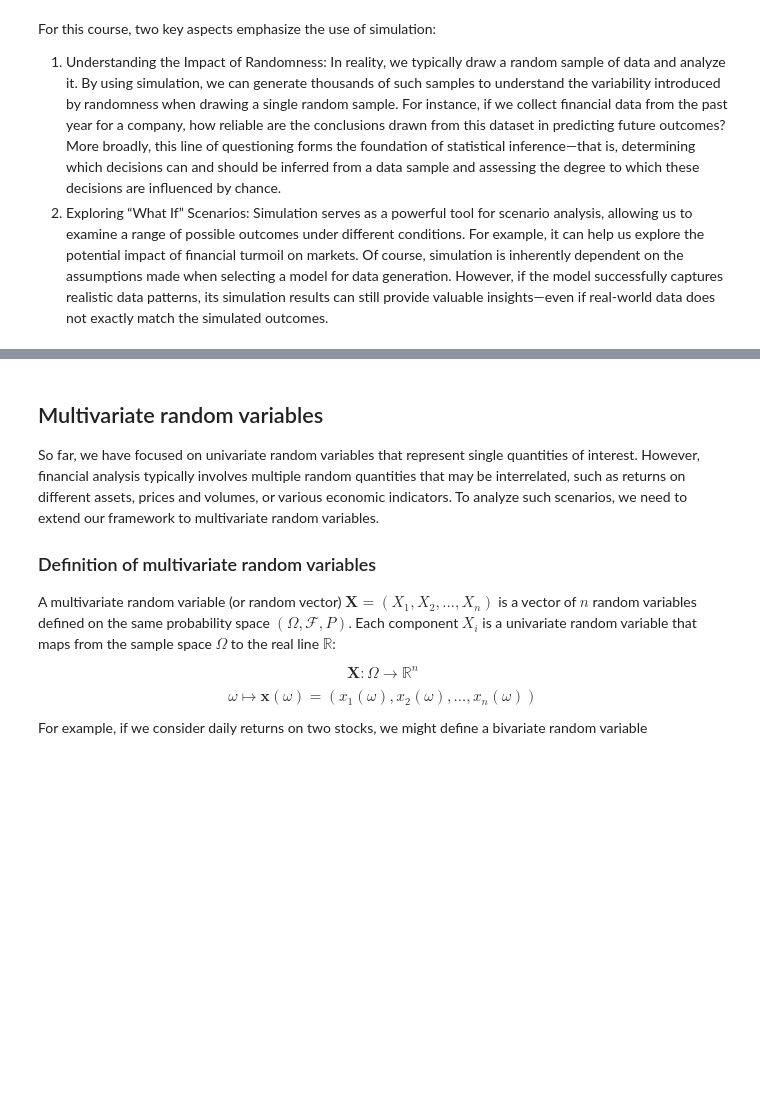
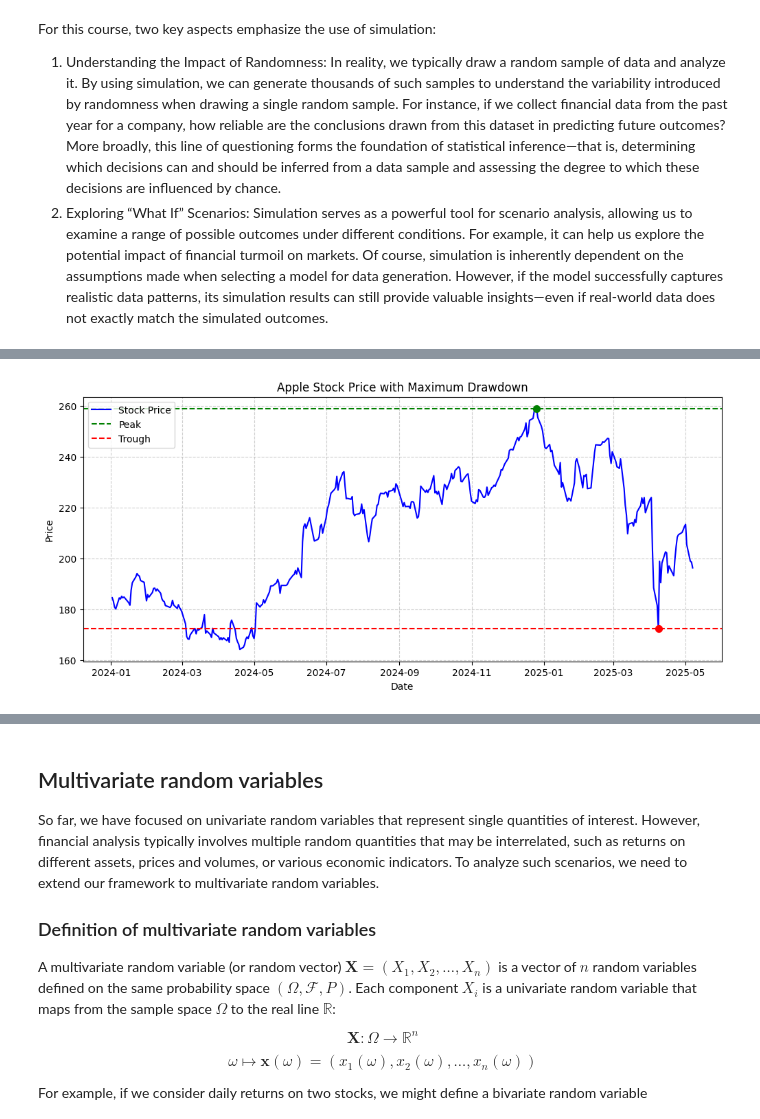
Before and after one commit to RalfKellner/fdaml_coursebook, a Jupyter notebook: coursebook/_build/jupyter_execute/02_random_variables.ipynb, the cells around one changed output, grey strips where cells are left out. Saved outputs shown, nothing was run; the diff lists cells and outputs as text; code cells hidden in the pictures; blank space fills up the shorter version.

Commit message:
added simulation to chapter 2

```diff
--- a/coursebook/_build/jupyter_execute/02_random_variables.ipynb
+++ b/coursebook/_build/jupyter_execute/02_random_variables.ipynb
@@ -522,0 +541,45 @@ Simulation serves as a powerful tool for scenario analysis, allowing us to exami
+# %%
+import yfinance as yf
+import pandas as pd
+import matplotlib.pylab as plt
+
+try:
+    prices = pd.read_csv("../data/chapter_02/apple_prices.csv")
+    prices["Date"] = pd.to_datetime(prices["Date"])
+    prices.set_index("Date", inplace = True)
+except:
+    prices = yf.download("AAPL", start = "2024-01-01")["Close"]
+    prices.to_csv("../data/chapter_02/apple_prices.csv")
+
+price_series = prices
+running_max = price_series.cummax()
+
+# Calculate the drawdown
+drawdown = (price_series / running_max) - 1
+
+# Find the maximum drawdown
+mdd = drawdown.min()
+
+# Find the peak and trough corresponding to the MDD
+trough_index = drawdown.idxmin()["AAPL"]
+peak_index = price_series.loc[:trough_index].idxmax()
+peak_price = price_series.loc[peak_index]
+trough_price = price_series.loc[trough_index]
+
+# Plot the price series
+plt.figure(figsize=(12, 5))
+plt.plot(price_series, label="Stock Price", color="blue", linewidth=1.5)
+plt.axhline(peak_price.iloc[0]["AAPL"], color="green", linestyle="--", linewidth=1.5, label="Peak")
+plt.axhline(trough_price["AAPL"], color="red", linestyle="--", linewidth=1.5, label="Trough")
+plt.scatter([peak_index.iloc[0]], [peak_price.iloc[0]["AAPL"]], color="green", s=50, zorder=5)
+plt.scatter([trough_index], [trough_price["AAPL"]], color="red", s=50, zorder=5)
+
+# Annotations
+plt.title("Apple Stock Price with Maximum Drawdown")
+plt.xlabel("Date")
+plt.ylabel("Price")
+plt.legend(loc="upper left")
+plt.grid(True, linestyle="--", alpha=0.6)
+plt.show()
+# %% [output]
+[figure, added]
```
Also changed, not shown: parts of 12 cells of this notebook, 56 other files.
